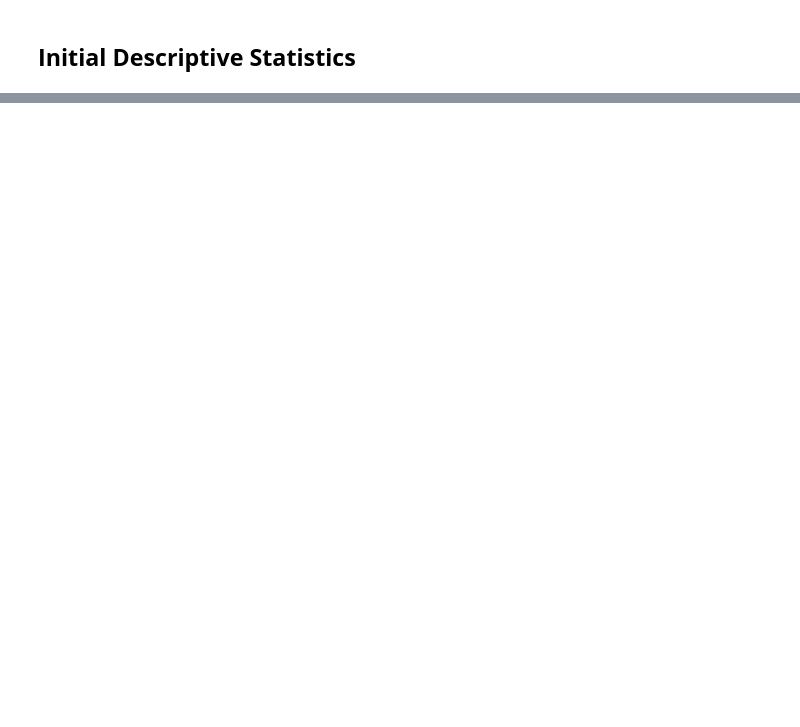
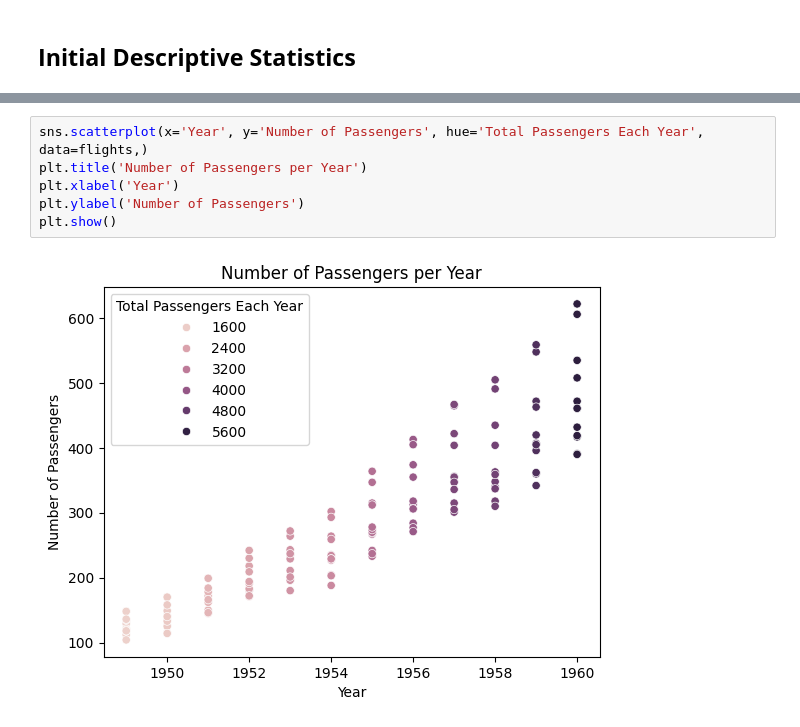
Before and after one commit to kcbreum/datafun-06-eda, a Jupyter notebook: breum_eda.ipynb, the cells around one changed output, grey strips where cells are left out. Drawn from its saved outputs; the diff is of its cells as text; blank space fills up the shorter version.

```diff
--- a/breum_eda.ipynb
+++ b/breum_eda.ipynb
@@ -100,0 +126,8 @@ plt.show()
+# %%
+sns.scatterplot(x='Year', y='Number of Passengers', hue='Total Passengers Each Year', data=flights,)
+plt.title('Number of Passengers per Year')
+plt.xlabel('Year')
+plt.ylabel('Number of Passengers')
+plt.show()
+# %% [output]
+[figure, added]
```
Also changed, not shown: parts of 17 cells of this notebook.
